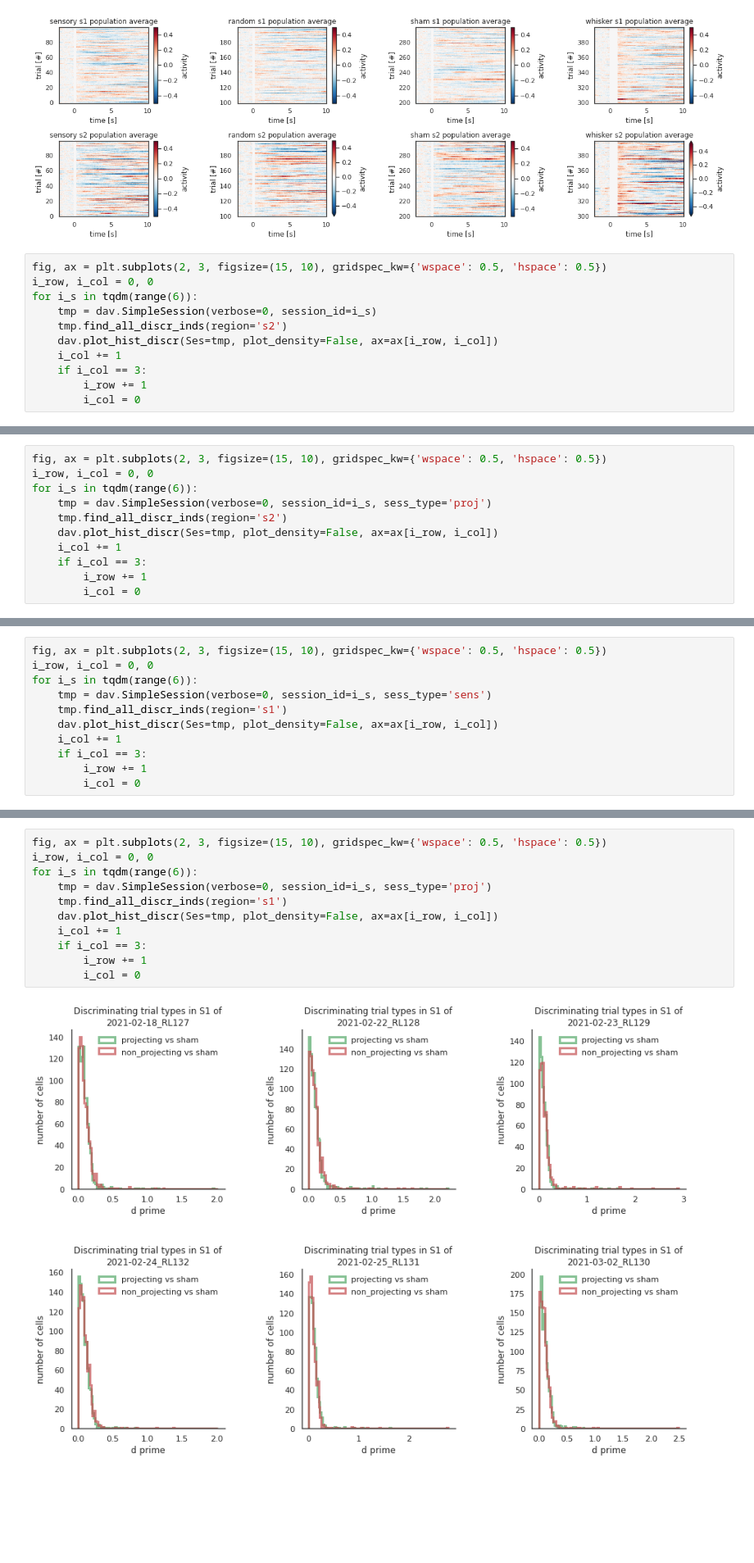
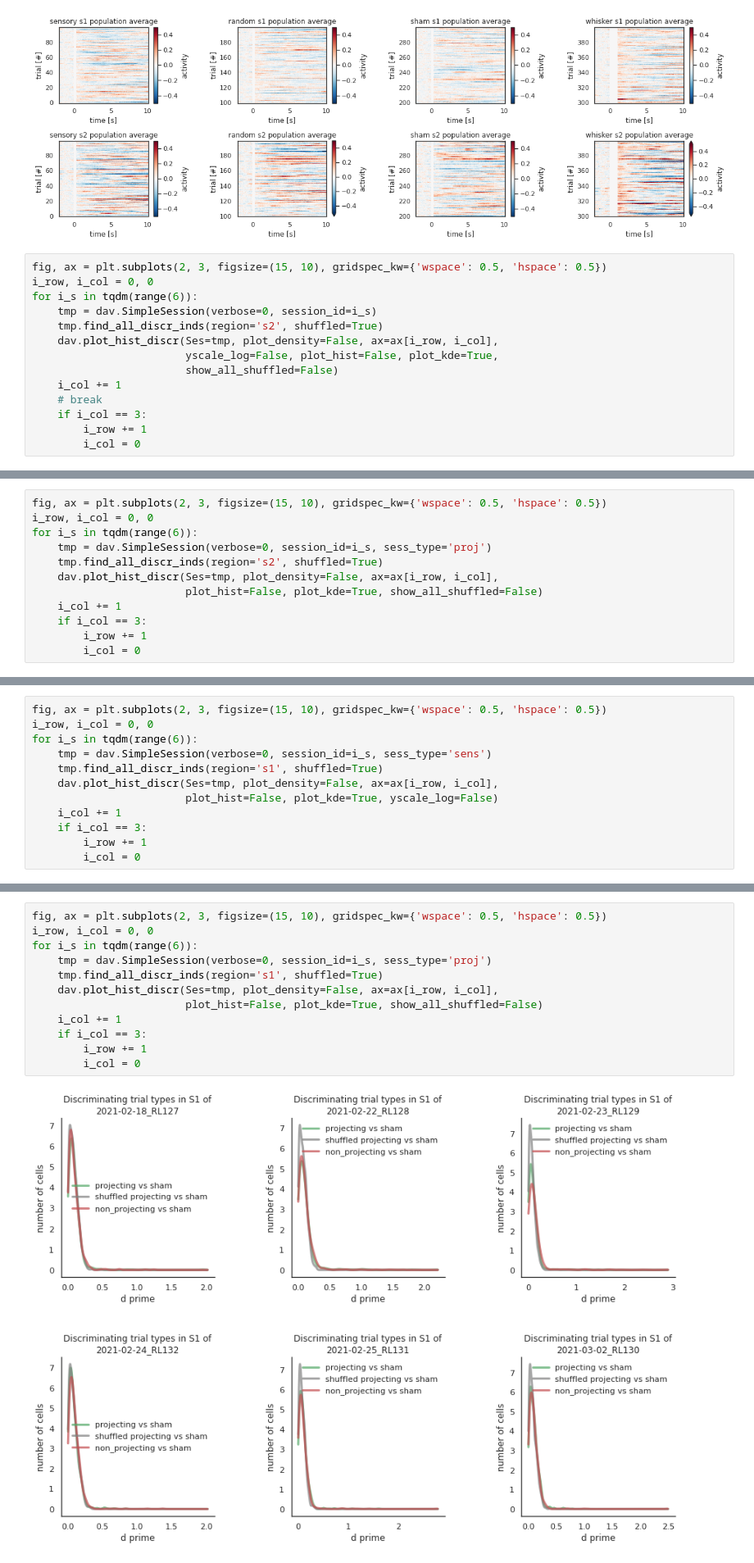
Before and after one commit to Packer-Lab/Vape, a Jupyter notebook: jupyter/thijs/Decoding analysis.ipynb, the cells around one changed output, grey strips where cells are left out. Shown at 82% size. Cells and saved outputs as stored; diff of their text form; blank space fills up the shorter version.

```diff
--- a/jupyter/thijs/Decoding analysis.ipynb
+++ b/jupyter/thijs/Decoding analysis.ipynb
@@ -31,9 +35,12 @@ fig, ax = plt.subplots(2, 3, figsize=(15, 10), gridspec_kw={'wspace': 0.5, 'hspa
 i_row, i_col = 0, 0
 for i_s in tqdm(range(6)):
     tmp = dav.SimpleSession(verbose=0, session_id=i_s)
-    tmp.find_all_discr_inds(region='s2')
-    dav.plot_hist_discr(Ses=tmp, plot_density=False, ax=ax[i_row, i_col])
+    tmp.find_all_discr_inds(region='s2', shuffled=True)
+    dav.plot_hist_discr(Ses=tmp, plot_density=False, ax=ax[i_row, i_col],
+                        yscale_log=False, plot_hist=False, plot_kde=True,
+                        show_all_shuffled=False)
     i_col += 1
+    # break
     if i_col == 3:
         i_row += 1
         i_col = 0
@@ -44,8 +51,9 @@ fig, ax = plt.subplots(2, 3, figsize=(15, 10), gridspec_kw={'wspace': 0.5, 'hspa
 i_row, i_col = 0, 0
 for i_s in tqdm(range(6)):
     tmp = dav.SimpleSession(verbose=0, session_id=i_s, sess_type='proj')
-    tmp.find_all_discr_inds(region='s2')
-    dav.plot_hist_discr(Ses=tmp, plot_density=False, ax=ax[i_row, i_col])
+    tmp.find_all_discr_inds(region='s2', shuffled=True)
+    dav.plot_hist_discr(Ses=tmp, plot_density=False, ax=ax[i_row, i_col],
+                        plot_hist=False, plot_kde=True, show_all_shuffled=False)
     i_col += 1
     if i_col == 3:
         i_row += 1
@@ -57,8 +65,9 @@ fig, ax = plt.subplots(2, 3, figsize=(15, 10), gridspec_kw={'wspace': 0.5, 'hspa
 i_row, i_col = 0, 0
 for i_s in tqdm(range(6)):
     tmp = dav.SimpleSession(verbose=0, session_id=i_s, sess_type='sens')
-    tmp.find_all_discr_inds(region='s1')
-    dav.plot_hist_discr(Ses=tmp, plot_density=False, ax=ax[i_row, i_col])
+    tmp.find_all_discr_inds(region='s1', shuffled=True)
+    dav.plot_hist_discr(Ses=tmp, plot_density=False, ax=ax[i_row, i_col],
+                        plot_hist=False, plot_kde=True, yscale_log=False)
     i_col += 1
     if i_col == 3:
         i_row += 1
@@ -68,13 +77,14 @@ for i_s in tqdm(range(6)):
 # %%
 fig, ax = plt.subplots(2, 3, figsize=(15, 10), gridspec_kw={'wspace': 0.5, 'hspace': 0.5})
 i_row, i_col = 0, 0
 for i_s in tqdm(range(6)):
     tmp = dav.SimpleSession(verbose=0, session_id=i_s, sess_type='proj')
-    tmp.find_all_discr_inds(region='s1')
-    dav.plot_hist_discr(Ses=tmp, plot_density=False, ax=ax[i_row, i_col])
+    tmp.find_all_discr_inds(region='s1', shuffled=True)
+    dav.plot_hist_discr(Ses=tmp, plot_density=False, ax=ax[i_row, i_col],
+                        plot_hist=False, plot_kde=True, show_all_shuffled=False)
     i_col += 1
     if i_col == 3:
         i_row += 1
         i_col = 0
 # %% [output]
-[figure, old version]
+[figure, new version]
```
Also changed, not shown: parts of 4 cells of this notebook, 1 other file.
